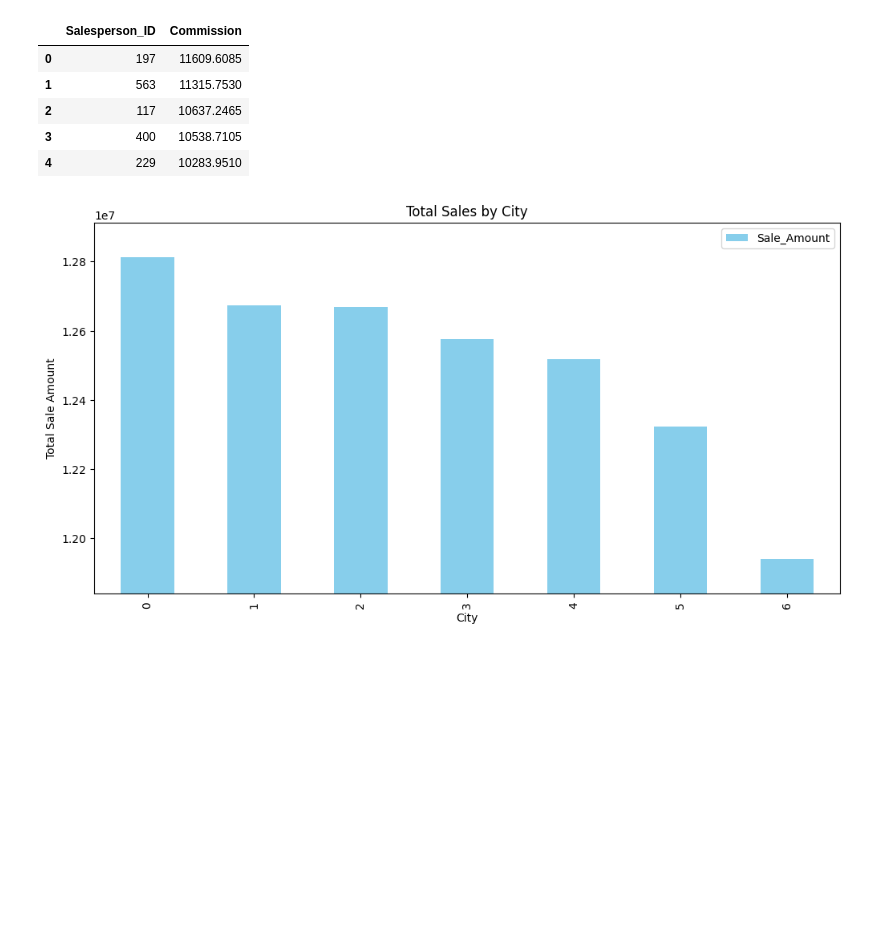
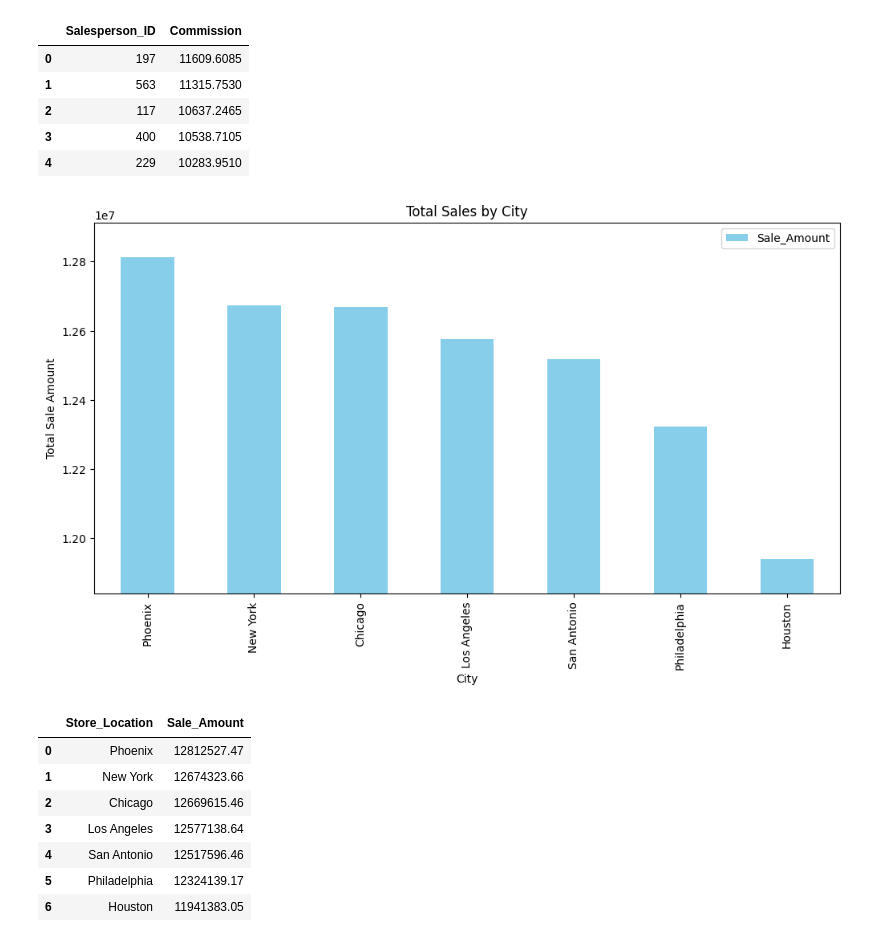
Before and after one commit to RiddleASL/CA1-Tims, a Jupyter notebook: Q1.ipynb, the cells around one changed output. Cells and saved outputs as stored; diff of their text form; code cells hidden in the pictures; blank space fills up the shorter version.

```diff
--- a/Q1.ipynb
+++ b/Q1.ipynb
@@ -177,14 +177,25 @@ df_commission
 # %%
 import matplotlib.pyplot as plt
 
-city_sales_sum.plot(kind='bar', color='skyblue', figsize=(12, 6))
+df_vis = city_sales_sum
+df_vis.plot(kind='bar', color='skyblue', figsize=(12, 6))
+plt.xticks(range(len(df_vis['Store_Location'])), df_vis['Store_Location'])
 plt.ylim((11841383, 12912527))
 plt.title("Total Sales by City")
 plt.xlabel("City")
 plt.ylabel("Total Sale Amount")
 plt.show()
 
 # print(city_sales_sum)
 df.to_csv("Q1.csv", index=False)
+df_vis
 # %% [output]
-[figure, old version]
+[figure, new version]
+|  | Store_Location | Sale_Amount |
+| 0 | Phoenix | 12812527.47 |
+| 1 | New York | 12674323.66 |
+| 2 | Chicago | 12669615.46 |
+| 3 | Los Angeles | 12577138.64 |
+| 4 | San Antonio | 12517596.46 |
+| 5 | Philadelphia | 12324139.17 |
+| 6 | Houston | 11941383.05 |
```
Also changed, not shown: 1 other file.
